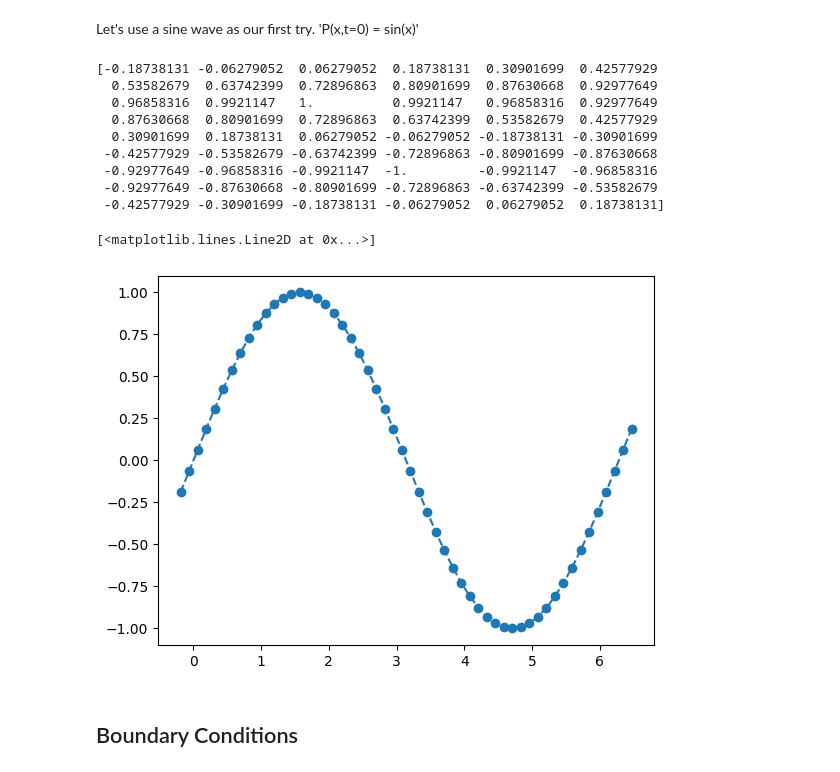
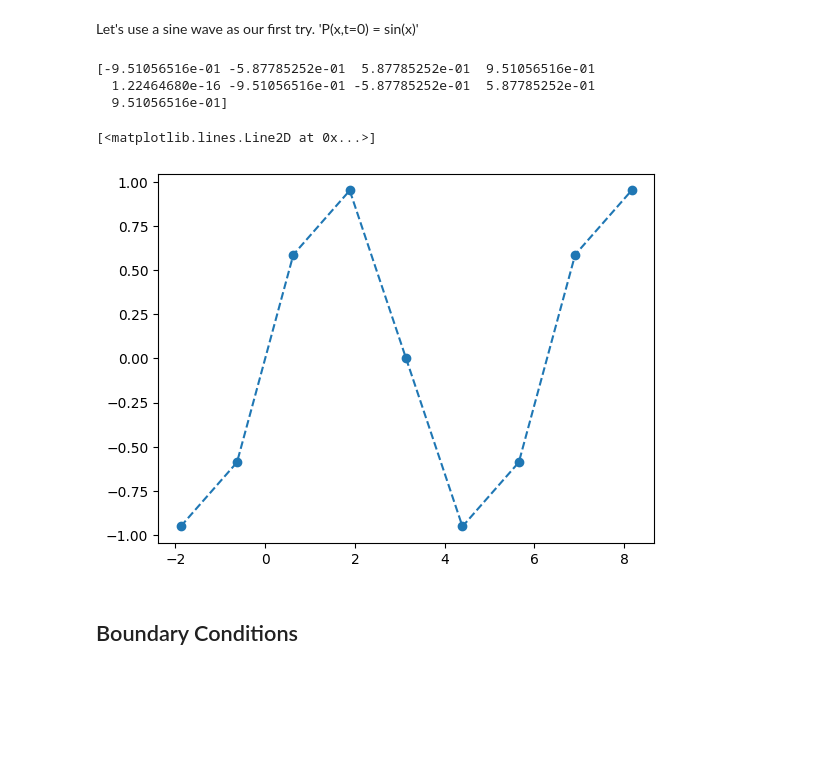
Before and after one commit to concordia-grad-computing-seminars/mech692-part2, a Jupyter notebook: Assignments/Assignment2/FirstCFD-updated-python.ipynb, the cells around one changed output. Cells and saved outputs as stored; diff of their text form; code cells hidden in the pictures; blank space fills up the shorter version.

```diff
--- a/Assignments/Assignment2/FirstCFD-updated-python.ipynb
+++ b/Assignments/Assignment2/FirstCFD-updated-python.ipynb
@@ -75,24 +75,18 @@ What are some of the other parts of a CFD application? Here's two more:
 # %% [markdown]
 Let's use a sine wave as our first try. 'P(x,t=0) = sin(x)'
 # %%
-xL = 0; xR = 2*np.pi; npts = 50; nghost = 2;
+xL = 0; xR = 2*np.pi; npts = 5; nghost = 2;
 dx,xi,ind = grid(xL,xR,npts,nghost)  #Generate the discretization a.k.a. the grid
 P0 = np.sin(xi)                      #Calculate the initial condition
 #plt.axis([xL,xR,-1,1])
 print(P0)
 plt.plot(xi,P0,'o--')                #Plot the initial condition as a check
 # %% [output]
-[-0.18738131 -0.06279052  0.06279052  0.18738131  0.30901699  0.42577929
-  0.53582679  0.63742399  0.72896863  0.80901699  0.87630668  0.92977649
-  0.96858316  0.9921147   1.          0.9921147   0.96858316  0.92977649
-  0.87630668  0.80901699  0.72896863  0.63742399  0.53582679  0.42577929
-  0.30901699  0.18738131  0.06279052 -0.06279052 -0.18738131 -0.30901699
- -0.42577929 -0.53582679 -0.63742399 -0.72896863 -0.80901699 -0.87630668
- -0.92977649 -0.96858316 -0.9921147  -1.         -0.9921147  -0.96858316
- -0.92977649 -0.87630668 -0.80901699 -0.72896863 -0.63742399 -0.53582679
- -0.42577929 -0.30901699 -0.18738131 -0.06279052  0.06279052  0.18738131]
+[-9.51056516e-01 -5.87785252e-01  5.87785252e-01  9.51056516e-01
+  1.22464680e-16 -9.51056516e-01 -5.87785252e-01  5.87785252e-01
+  9.51056516e-01]
 [<matplotlib.lines.Line2D at 0x...>]
-[figure, old version]
+[figure, new version]
 # %% [markdown]
 ## Boundary Conditions
 # %% [markdown]
```
Also changed, not shown: parts of 2 cells of this notebook.
